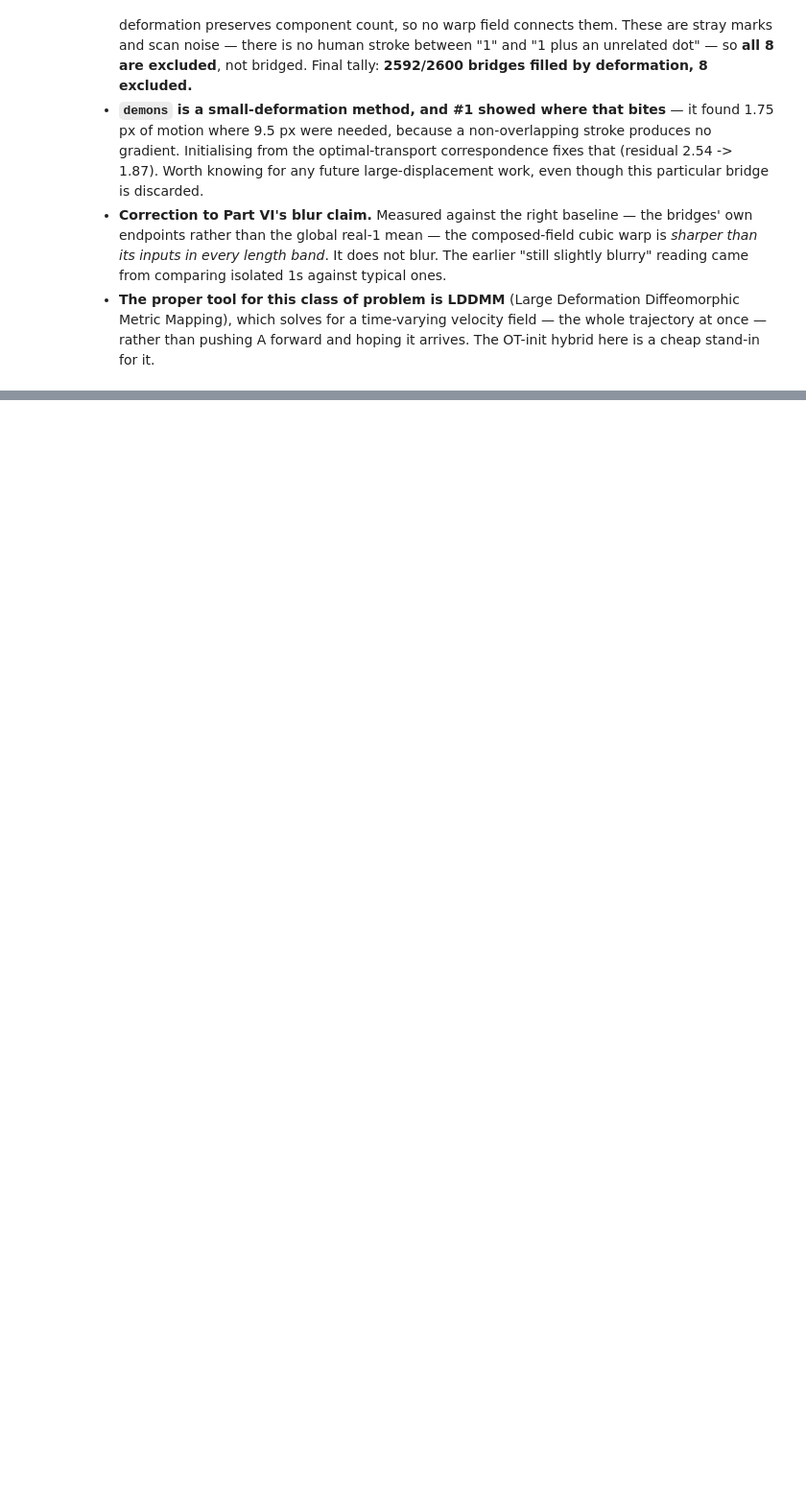
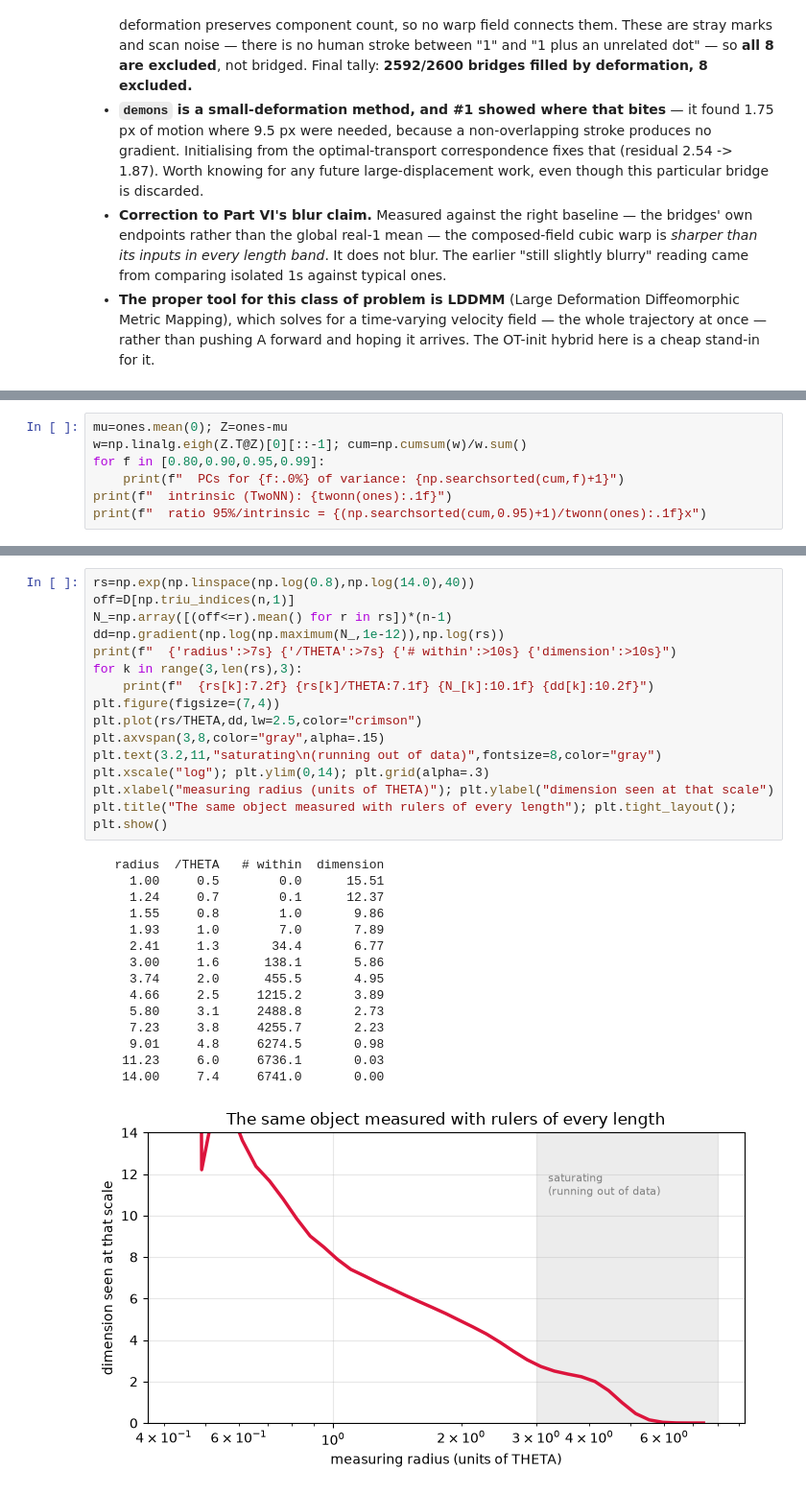
Before and after one commit to Antel0pe/ReversingEmbeddings, a Jupyter notebook: OnesManifold.ipynb, the cells around one changed output, grey strips where cells are left out. Shown at 96% size. Cells and saved outputs as stored; diff of their text form; blank space fills up the shorter version.

```diff
--- a/OnesManifold.ipynb
+++ b/OnesManifold.ipynb
@@ -1528,0 +1642,7 @@ global real unseen 1s: TV/ink 1.050
+# %%
+mu=ones.mean(0); Z=ones-mu
+w=np.linalg.eigh(Z.T@Z)[0][::-1]; cum=np.cumsum(w)/w.sum()
+for f in [0.80,0.90,0.95,0.99]:
+    print(f"  PCs for {f:.0%} of variance: {np.searchsorted(cum,f)+1}")
+print(f"  intrinsic (TwoNN): {twonn(ones):.1f}")
+print(f"  ratio 95%/intrinsic = {(np.searchsorted(cum,0.95)+1)/twonn(ones):.1f}x")
@@ -1528,0 +1669,31 @@ global real unseen 1s: TV/ink 1.050
+# %%
+rs=np.exp(np.linspace(np.log(0.8),np.log(14.0),40))
+off=D[np.triu_indices(n,1)]
+N_=np.array([(off<=r).mean() for r in rs])*(n-1)
+dd=np.gradient(np.log(np.maximum(N_,1e-12)),np.log(rs))
+print(f"  {'radius':>7s} {'/THETA':>7s} {'# within':>10s} {'dimension':>10s}")
+for k in range(3,len(rs),3):
+    print(f"  {rs[k]:7.2f} {rs[k]/THETA:7.1f} {N_[k]:10.1f} {dd[k]:10.2f}")
+plt.figure(figsize=(7,4))
+plt.plot(rs/THETA,dd,lw=2.5,color="crimson")
+plt.axvspan(3,8,color="gray",alpha=.15)
+plt.text(3.2,11,"saturating\n(running out of data)",fontsize=8,color="gray")
+plt.xscale("log"); plt.ylim(0,14); plt.grid(alpha=.3)
+plt.xlabel("measuring radius (units of THETA)"); plt.ylabel("dimension seen at that scale")
+plt.title("The same object measured with rulers of every length"); plt.tight_layout(); plt.show()
+# %% [output]
+   radius  /THETA   # within  dimension
+     1.00     0.5        0.0      15.51
+     1.24     0.7        0.1      12.37
+     1.55     0.8        1.0       9.86
+     1.93     1.0        7.0       7.89
+     2.41     1.3       34.4       6.77
+     3.00     1.6      138.1       5.86
+     3.74     2.0      455.5       4.95
+     4.66     2.5     1215.2       3.89
+     5.80     3.1     2488.8       2.73
+     7.23     3.8     4255.7       2.23
+     9.01     4.8     6274.5       0.98
+    11.23     6.0     6736.1       0.03
+    14.00     7.4     6741.0       0.00
+[figure, added]
```
Also changed, not shown: parts of 28 cells of this notebook, 1 other file.
